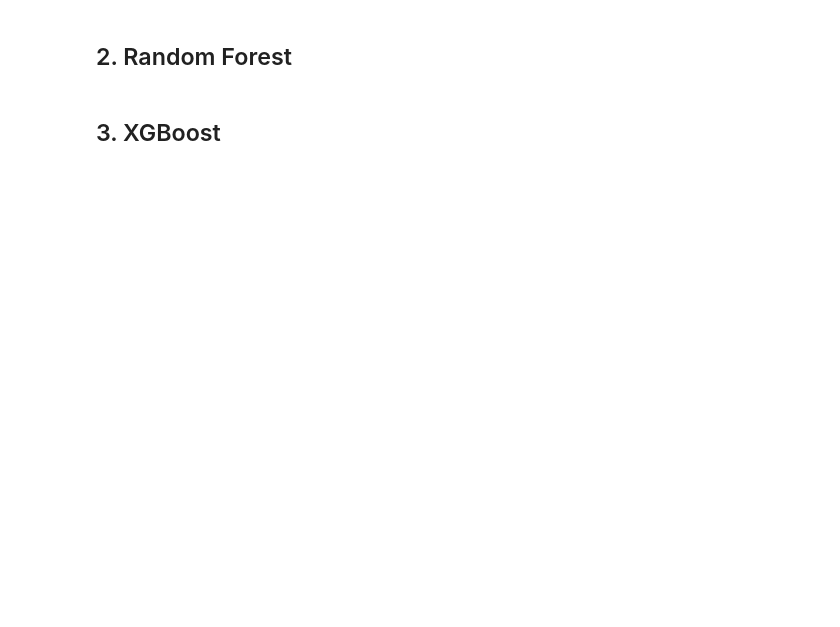
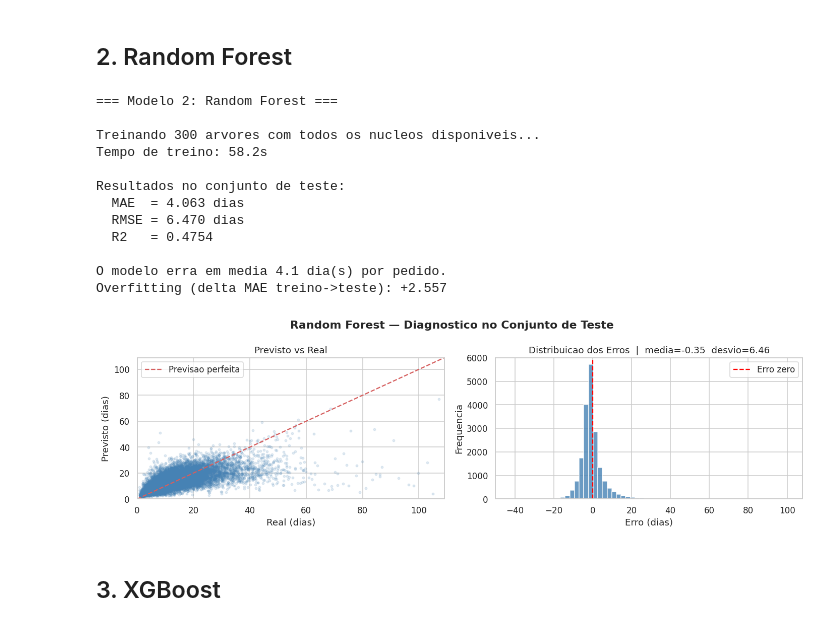
Before and after one commit to Eymardes/projeto-olist, a Jupyter notebook: modelo_olist.ipynb, the cells around one changed output. Drawn from its saved outputs; the diff is of its cells as text; code cells hidden in the pictures; blank space fills up the shorter version.

```diff
--- a/modelo_olist.ipynb
+++ b/modelo_olist.ipynb
@@ -8,6 +8,7 @@ import seaborn as sns
 import warnings
 import time
 import joblib
+from pathlib import Path
 from sklearn.linear_model import Ridge
 from sklearn.ensemble import RandomForestRegressor
 from sklearn.metrics import mean_absolute_error, mean_squared_error, r2_score
@@ -17,7 +18,17 @@ warnings.filterwarnings('ignore')
 sns.set_theme(style='whitegrid', palette='muted')
 plt.rcParams['figure.dpi'] = 110
 
-PASTA = 'C:/Users/eymar/Downloads/olist/archive/'
+PASTA = './archive/'
+
+arquivos_treino = ['X_train.csv', 'X_test.csv', 'y_train.csv', 'y_test.csv']
+arquivos_faltando = [nome for nome in arquivos_treino if not Path(PASTA, nome).exists()]
+
+if arquivos_faltando:
+    raise FileNotFoundError(
+        'Arquivos de treino/teste nao encontrados em ./archive/: '
+        + ', '.join(arquivos_faltando)
+        + '. Execute primeiro o notebook preprocessamento_olist.ipynb para gerar esses arquivos.'
+    )
 
 X_train = pd.read_csv(PASTA + 'X_train.csv')
 X_test  = pd.read_csv(PASTA + 'X_test.csv')
@@ -97,31 +127,45 @@ plot_diagnostico('Ridge', y_test, y_pred_ridge)
 ## 2. Random Forest
 # %%
 print('=== Modelo 2: Random Forest ===\n')
-print('Treinando 100 arvores — pode demorar alguns segundos...')
+print('Treinando 300 arvores com todos os nucleos disponiveis...')
 t0 = time.time()
 
 rf = RandomForestRegressor(
-    n_estimators=100,
-    max_depth=20,
-    min_samples_leaf=5,
+    n_estimators=300,
+    max_depth=None,
+    min_samples_leaf=1,
     random_state=42,
     n_jobs=-1
 )
 rf.fit(X_train, y_train)
 
 print(f'Tempo de treino: {time.time() - t0:.1f}s')
 
 y_pred_rf = rf.predict(X_test)
 res = avaliar('Random Forest', rf, X_train, y_train, X_test, y_test)
 
 print(f'\nResultados no conjunto de teste:')
 print(f'  MAE  = {res["MAE teste"]:.3f} dias')
 print(f'  RMSE = {res["RMSE teste"]:.3f} dias')
 print(f'  R2   = {res["R2 teste"]:.4f}')
 print(f'\nO modelo erra em media {res["MAE teste"]:.1f} dia(s) por pedido.')
 print(f'Overfitting (delta MAE treino->teste): {res["MAE teste"] - res["MAE treino"]:+.3f}')
 
 plot_diagnostico('Random Forest', y_test, y_pred_rf)
+# %% [output]
+=== Modelo 2: Random Forest ===
+
+Treinando 300 arvores com todos os nucleos disponiveis...
+Tempo de treino: 58.2s
+
+Resultados no conjunto de teste:
+  MAE  = 4.063 dias
+  RMSE = 6.470 dias
+  R2   = 0.4754
+
+O modelo erra em media 4.1 dia(s) por pedido.
+Overfitting (delta MAE treino->teste): +2.557
+[figure, added]
 # %% [markdown]
 ## 3. XGBoost
 # %%
```
Also changed, not shown: parts of 7 cells of this notebook, 8 other files.
